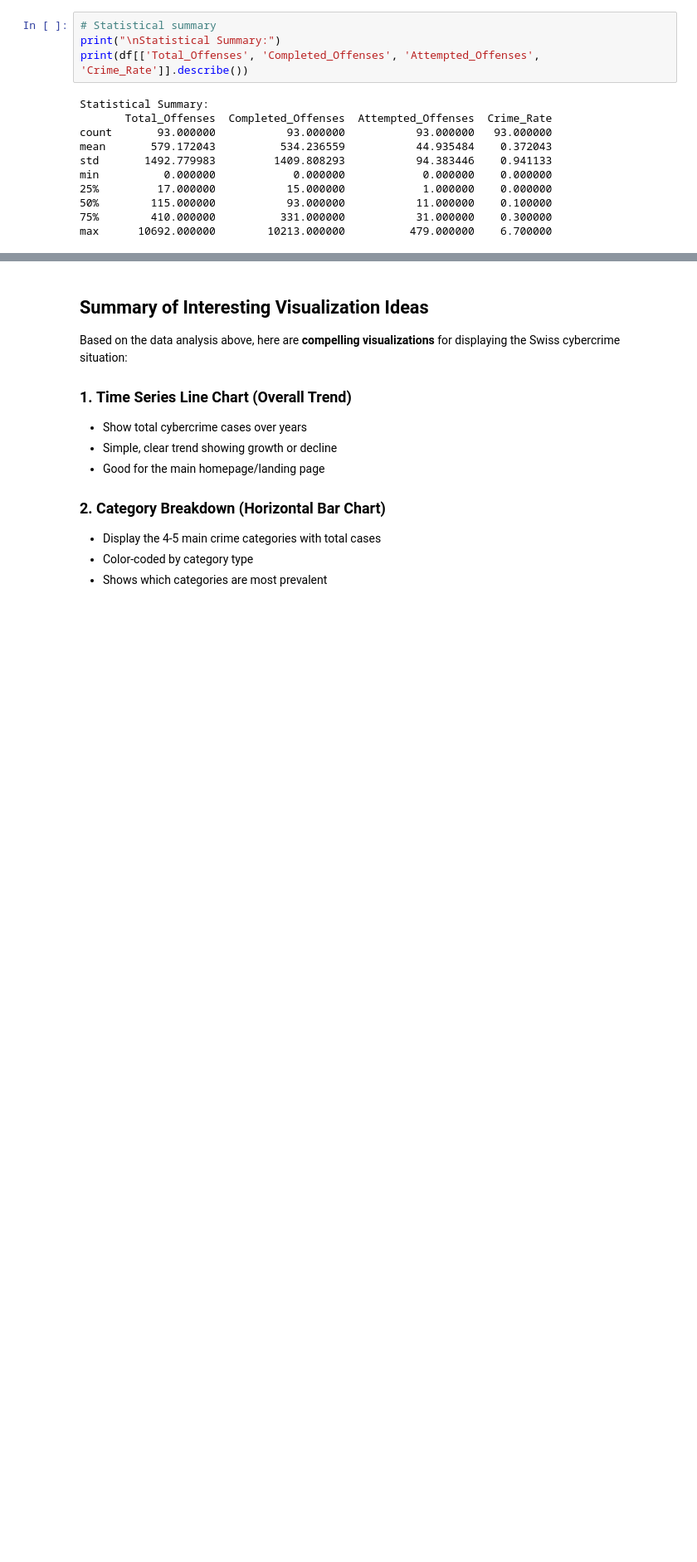
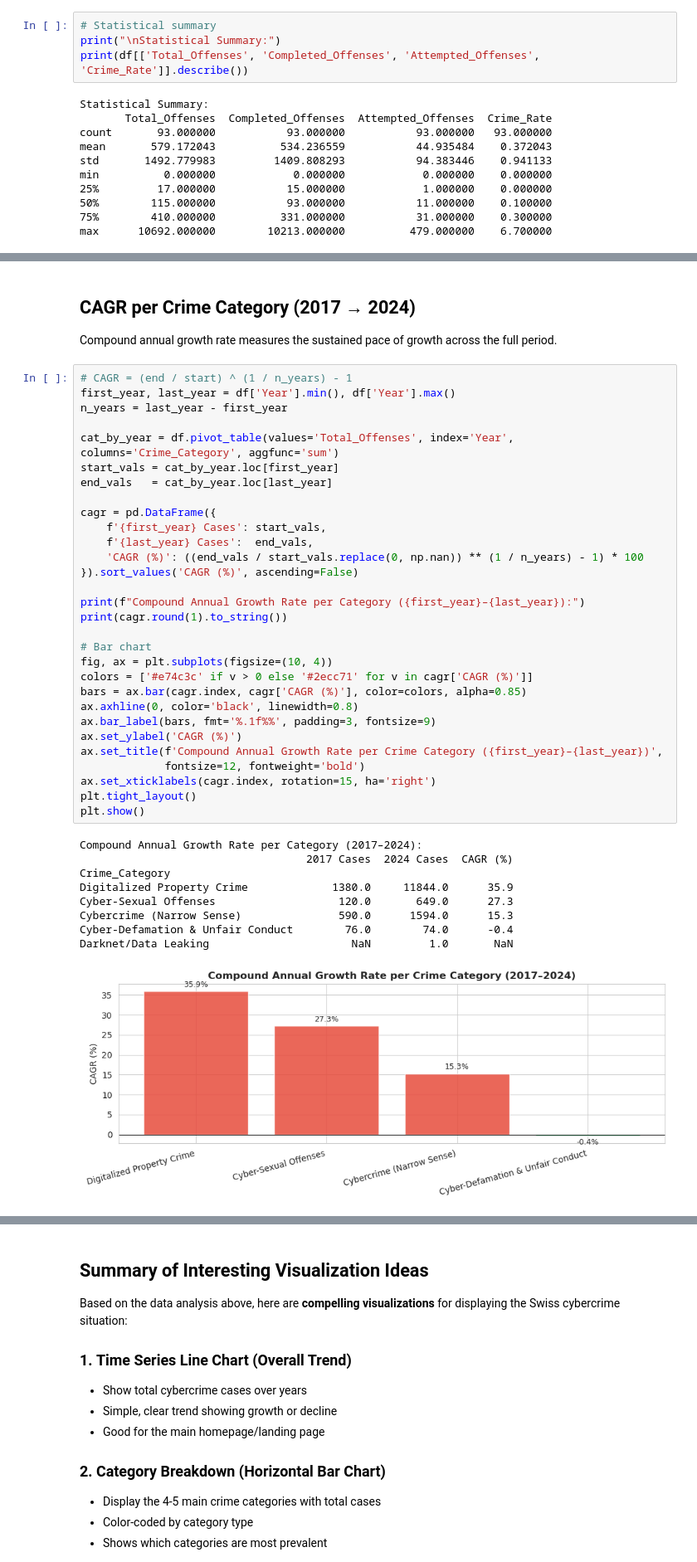
Before and after one commit to com-480-data-visualization/CyberAnalyst, a Jupyter notebook: Analysis/Swiss_Cybercrime_Analysis.ipynb, the cells around one changed output, grey strips where cells are left out. Shown at 83% size. Drawn from its saved outputs; the diff is of its cells as text; blank space fills up the shorter version.

```diff
--- a/Analysis/Swiss_Cybercrime_Analysis.ipynb
+++ b/Analysis/Swiss_Cybercrime_Analysis.ipynb
@@ -494,0 +535,43 @@ plt.show()
+# %% [markdown]
+## CAGR per Crime Category (2017 → 2024)
+Compound annual growth rate measures the sustained pace of growth across the full period.
+# %%
+# CAGR = (end / start) ^ (1 / n_years) - 1
+first_year, last_year = df['Year'].min(), df['Year'].max()
+n_years = last_year - first_year
+
+cat_by_year = df.pivot_table(values='Total_Offenses', index='Year', columns='Crime_Category', aggfunc='sum')
+start_vals = cat_by_year.loc[first_year]
+end_vals   = cat_by_year.loc[last_year]
+
+cagr = pd.DataFrame({
+    f'{first_year} Cases': start_vals,
+    f'{last_year} Cases':  end_vals,
+    'CAGR (%)': ((end_vals / start_vals.replace(0, np.nan)) ** (1 / n_years) - 1) * 100
+}).sort_values('CAGR (%)', ascending=False)
+
+print(f"Compound Annual Growth Rate per Category ({first_year}–{last_year}):")
+print(cagr.round(1).to_string())
+
+# Bar chart
+fig, ax = plt.subplots(figsize=(10, 4))
+colors = ['#e74c3c' if v > 0 else '#2ecc71' for v in cagr['CAGR (%)']]
+bars = ax.bar(cagr.index, cagr['CAGR (%)'], color=colors, alpha=0.85)
+ax.axhline(0, color='black', linewidth=0.8)
+ax.bar_label(bars, fmt='%.1f%%', padding=3, fontsize=9)
+ax.set_ylabel('CAGR (%)')
+ax.set_title(f'Compound Annual Growth Rate per Crime Category ({first_year}–{last_year})',
+             fontsize=12, fontweight='bold')
+ax.set_xticklabels(cagr.index, rotation=15, ha='right')
+plt.tight_layout()
+plt.show()
+# %% [output]
+Compound Annual Growth Rate per Category (2017–2024):
+                                   2017 Cases  2024 Cases  CAGR (%)
+Crime_Category
+Digitalized Property Crime             1380.0     11844.0      35.9
+Cyber-Sexual Offenses                   120.0       649.0      27.3
+Cybercrime (Narrow Sense)               590.0      1594.0      15.3
+Cyber-Defamation & Unfair Conduct        76.0        74.0      -0.4
+Darknet/Data Leaking                      NaN         1.0       NaN
+[figure, added]
```
Also changed, not shown: parts of 31 cells of this notebook.
